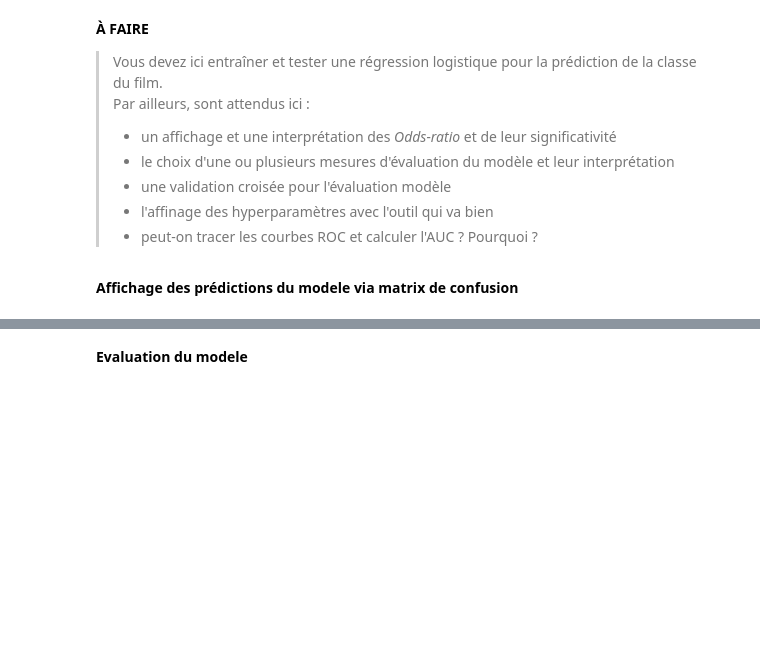
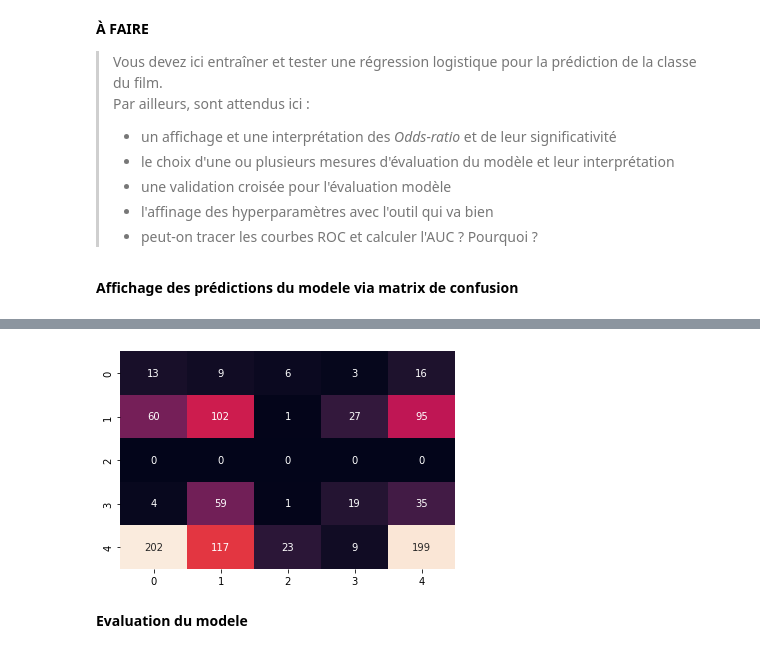
Before and after one commit to adjanorpro18/IA-Modelisation, a Jupyter notebook: Projets/Projet P4 - Révisions ML du preprocessing au template/Projet P4 - revisions ML.ipynb, the cells around one changed output, grey strips where cells are left out. Drawn from its saved outputs; the diff is of its cells as text; code cells hidden in the pictures; blank space fills up the shorter version.

```diff
--- a/Projets/Projet P4 - Révisions ML du preprocessing au template/Projet P4 - revisions ML.ipynb
+++ b/Projets/Projet P4 - Révisions ML du preprocessing au template/Projet P4 - revisions ML.ipynb
@@ -865,5 +884,7 @@ reglog.fit(X_train, y_train)
 # %%
-sns.heatmap(confusion_matrix(reglog.predict(X_test),y_test), annot=True, fmt='d', cbar=False);
+sns.heatmap(confusion_matrix(reglog.predict(X_test),y_test, labels=reglog.classes_), annot=True, fmt='d', cbar=False);
+# %% [output]
+[figure, added]
 # %% [markdown]
 **Evaluation du modele**
 # %%
```
Also changed, not shown: parts of 49 cells of this notebook.
